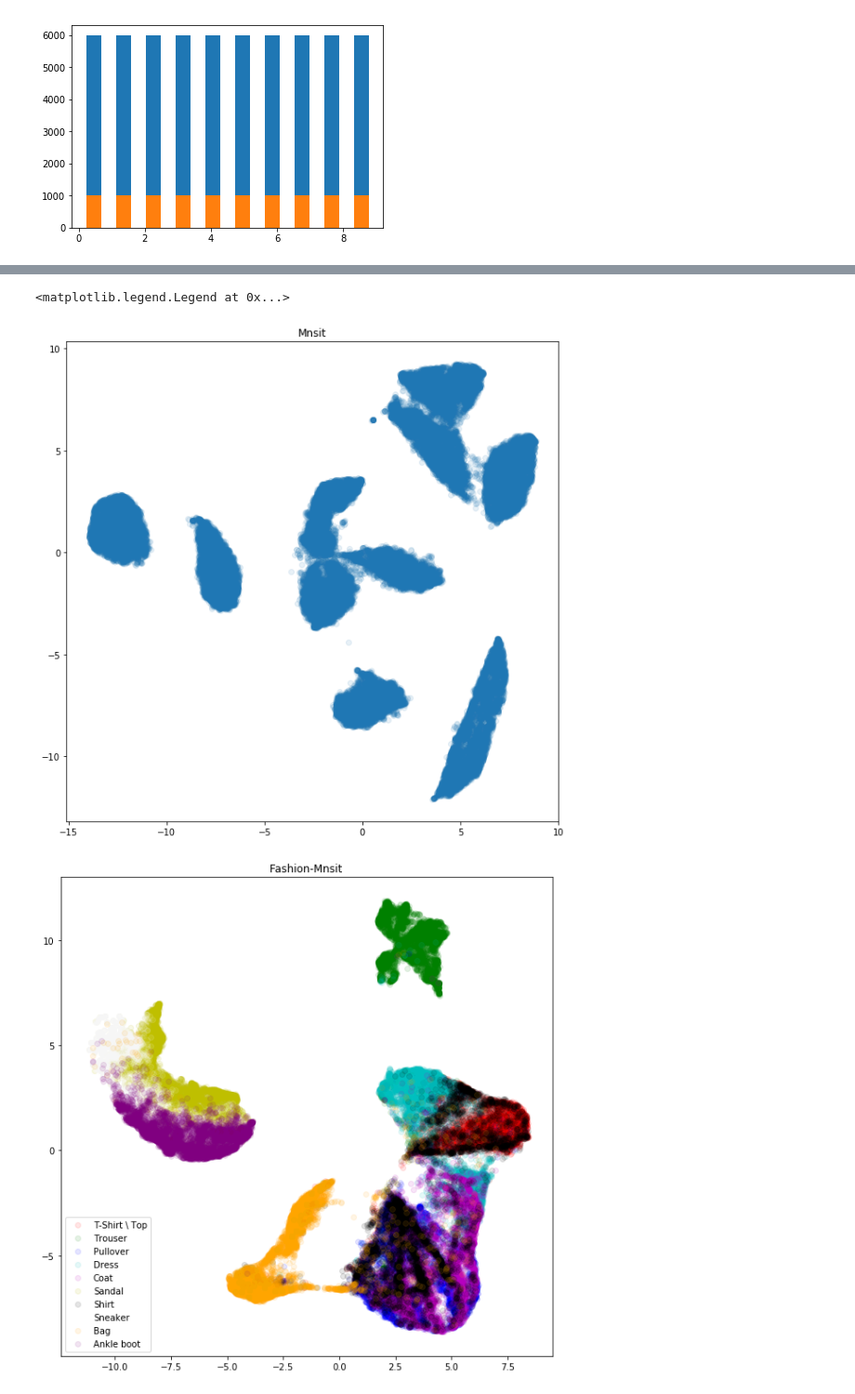
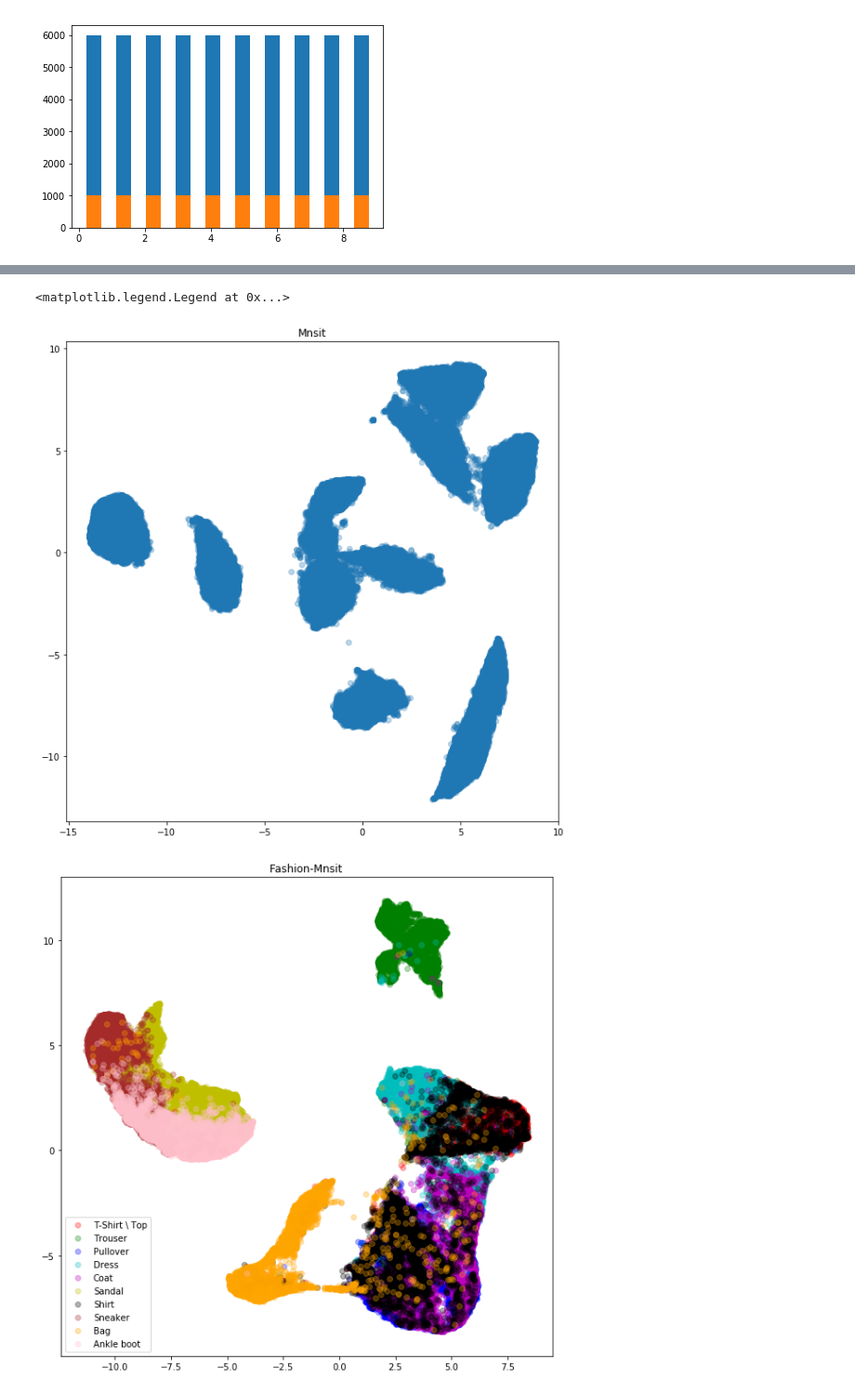
Before and after one commit to Nimrods/DeepLearning-Fashion-MNIST-Projects, a Jupyter notebook: FashionMNIST - Introduction.ipynb, the cells around one changed output, grey strips where cells are left out. Shown at 93% size. Cells and saved outputs as stored; diff of their text form; code cells hidden in the pictures.

```diff
--- a/FashionMNIST - Introduction.ipynb
+++ b/FashionMNIST - Introduction.ipynb
@@ -61,17 +69,17 @@ embedding_fashion_mnist = umap_.fit_transform(X_train_fashion_mnist)
 # %%
 target_ids = range(len(originalClasses))
-colors = ['r', 'g', 'b', 'c', 'm', 'y', 'k', 'w', 'orange', 'purple']
+colors = ['r', 'g', 'b', 'c', 'm', 'y', 'k', 'brown', 'orange', 'pink']
 
 plt.figure(figsize=(10, 10))
 plt.title('Mnsit')
-plt.scatter(embedding_mnist[:, 0], embedding_mnist[:, 1], alpha=0.1 )
+plt.scatter(embedding_mnist[:, 0], embedding_mnist[:, 1], alpha=0.3)
 
 plt.figure(figsize=(10, 10))
 plt.title('Fashion-Mnsit')
 for i, c, label in zip(target_ids, colors, originalClasses.values()):
-    plt.scatter(embedding_fashion_mnist[6000*i:6000*(i+1), 0], embedding_fashion_mnist[6000*i:6000*(i+1), 1], c=c, label=label, alpha=0.1)
+    plt.scatter(embedding_fashion_mnist[6000*i:6000*(i+1), 0], embedding_fashion_mnist[6000*i:6000*(i+1), 1], c=c, label=label, alpha=0.3)
 plt.legend(loc='lower left')
 # %% [output]
 <matplotlib.legend.Legend at 0x...>
-[figure, old version]
+[figure, new version]
-[figure, old version]
+[figure, new version]
```
Also changed, not shown: parts of 3 cells of this notebook, 2 other files.
